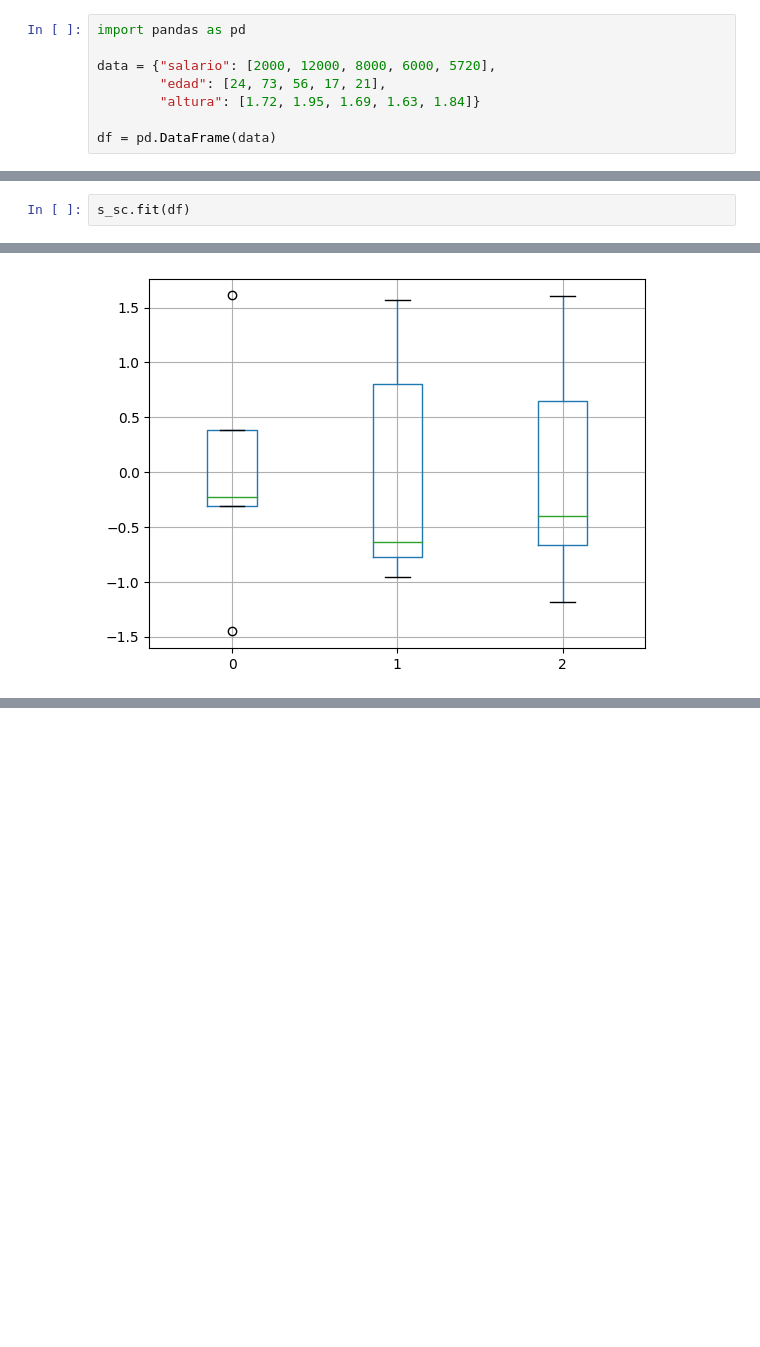
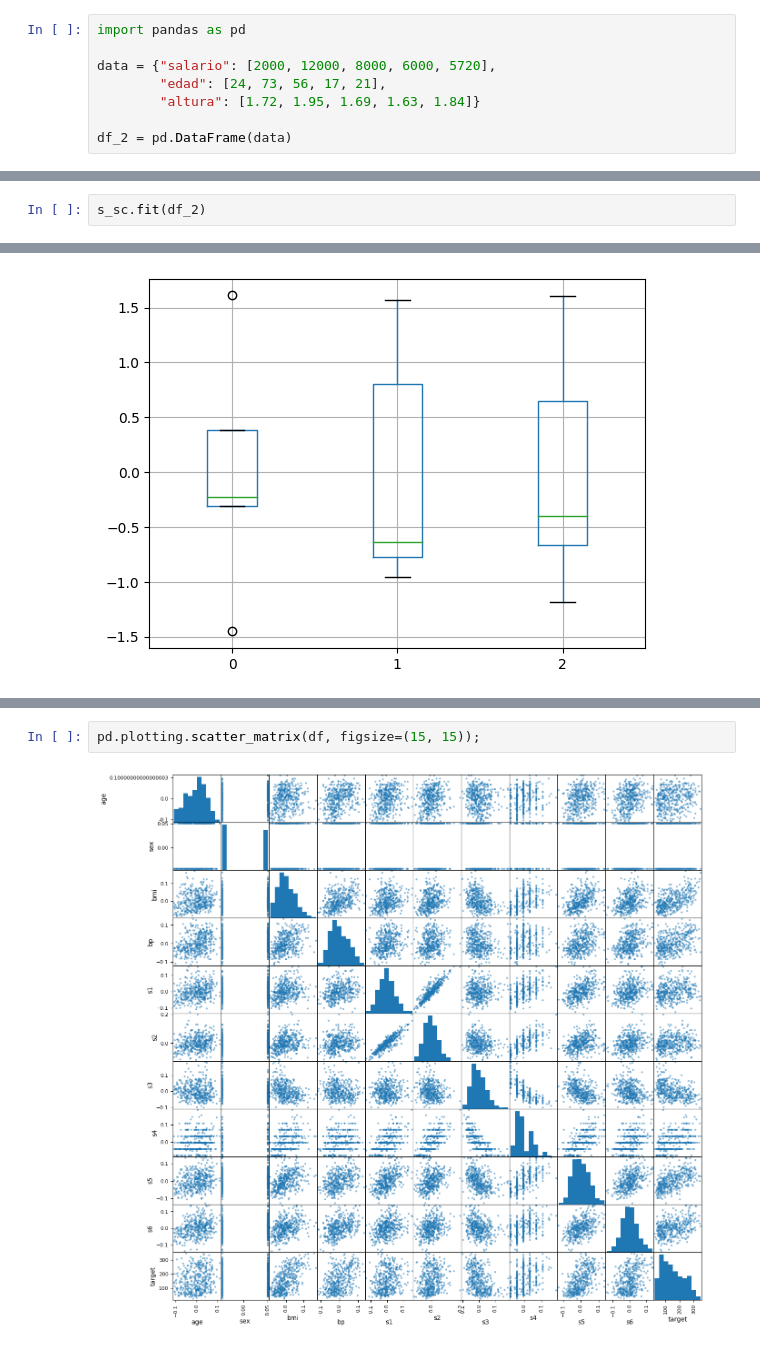
Before and after one commit to JoseJesusLaCasaNieto/Mastermind, a Jupyter notebook: Machine_Learning_I_Regression/Projects/Linear_Regression_Project.ipynb, the cells around one changed output, grey strips where cells are left out. Cells and saved outputs as stored; diff of their text form; blank space fills up the shorter version.

```diff
--- a/Machine_Learning_I_Regression/Projects/Linear_Regression_Project.ipynb
+++ b/Machine_Learning_I_Regression/Projects/Linear_Regression_Project.ipynb
@@ -201,5 +201,5 @@ data = {"salario": [2000, 12000, 8000, 6000, 5720],
         "edad": [24, 73, 56, 17, 21],
         "altura": [1.72, 1.95, 1.69, 1.63, 1.84]}
 
-df = pd.DataFrame(data)
+df_2 = pd.DataFrame(data)
 # %%
@@ -221,7 +221,7 @@ from sklearn.preprocessing import StandardScaler
 # %%
 s_sc = StandardScaler()
 # %%
-s_sc.fit(df)
+s_sc.fit(df_2)
 # %% [output]
 StandardScaler()
 # %%
@@ -248,0 +261,4 @@ df.boxplot()
+# %%
+pd.plotting.scatter_matrix(df, figsize=(15, 15));
+# %% [output]
+[figure, added]
```
Also changed, not shown: parts of 9 cells of this notebook.
